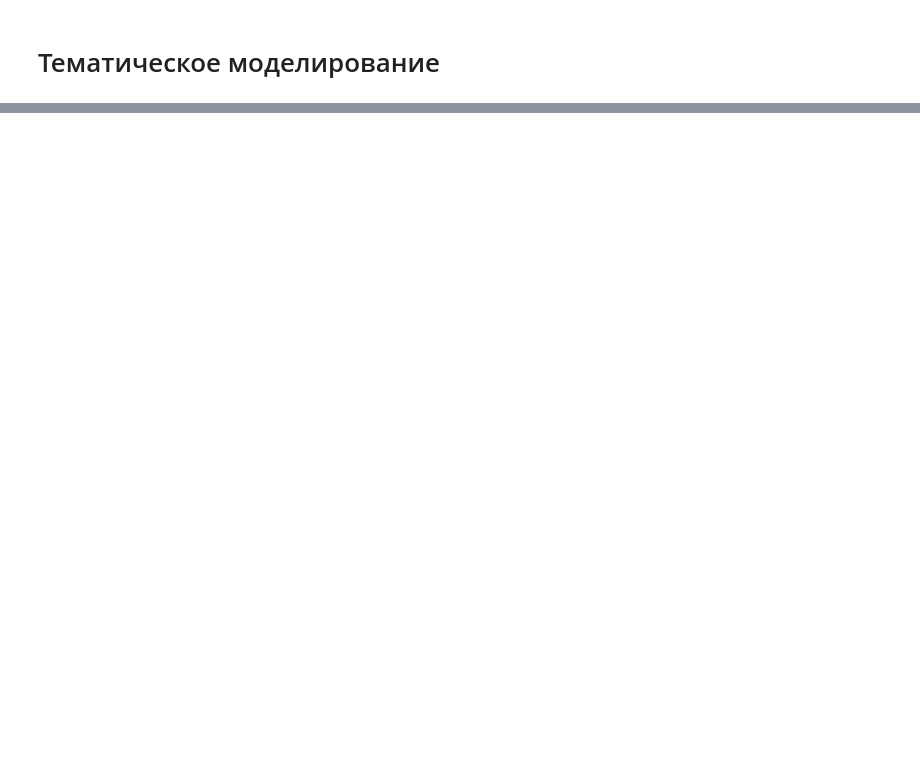
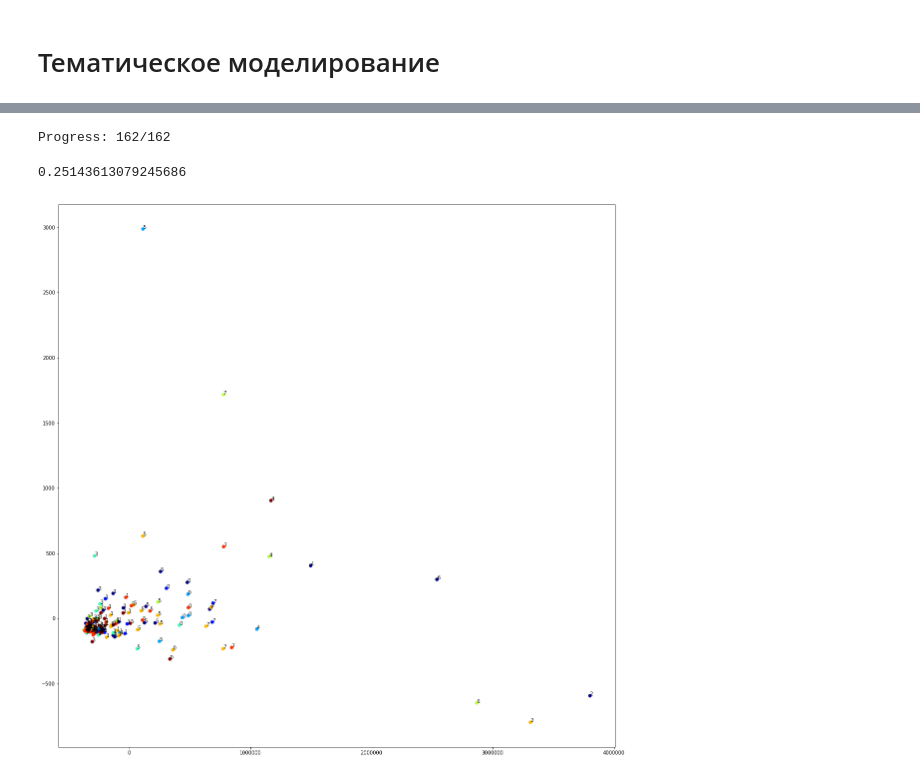
Before and after one commit to ddnovikov/gw-nlp, a Jupyter notebook: gw_main.ipynb, the cells around one changed output, grey strips where cells are left out. Cells and saved outputs as stored; diff of their text form; code cells hidden in the pictures; blank space fills up the shorter version.

```diff
--- a/gw_main.ipynb
+++ b/gw_main.ipynb
@@ -211,0 +425,12 @@ lsi.print_topics(8)
+# %%
+train_corpus = [doc for doc in ShelveReader(['objs/temp-d2v-no-of.db'], mode='asis')]
+# %%
+dim = 300
+model = models.word2vec.Word2Vec(train_corpus,
+                                 size=dim,
+                                 min_count=1,
+                                 workers=4,
+                                 window=15,
+                                 sample=1e-5,
+                                 seed=42,
+                                 iter=1)
@@ -211,0 +468,34 @@ lsi.print_topics(8)
+# %%
+all_wvs = []
+
+for i, doc in enumerate(train_corpus):
+    print(f'\rProgress: {i+1}/{len(train_corpus)}', end='')
+    cur_wv = w2v.get_aggregated_wvs(doc,
+                                    model.wv,
+                                    aggregate=sum,
+#                                     aggr_kwargs={'axis': 0},
+                                    dim=dim)
+    # cur_wv = cur_wv.reshape(1, -1)
+    all_wvs.append(cur_wv)
+# %% [output]
+Progress: 162/162
+# %%
+kmeans = KMeans(n_clusters=8, random_state=42)
+pred_labels = kmeans.fit_predict(all_wvs)
+# %%
+metrics.fowlkes_mallows_score(true_labels, pred_labels)
+# %% [output]
+0.25143613079245686
+# %%
+pca = PCA(n_components=2)
+X = pca.fit_transform(all_wvs)
+
+plt.figure(figsize=(20, 20))
+plt.scatter(X[:, 0], X[:, 1], c=true_labels, cmap='jet')
+
+for label, x, y in zip(pred_labels, X[:, 0], X[:, 1]):
+    plt.annotate(label, xy=(x, y))
+
+plt.show()
+# %% [output]
+[figure, added]
```
Also changed, not shown: parts of 39 cells of this notebook, 2 other files.
